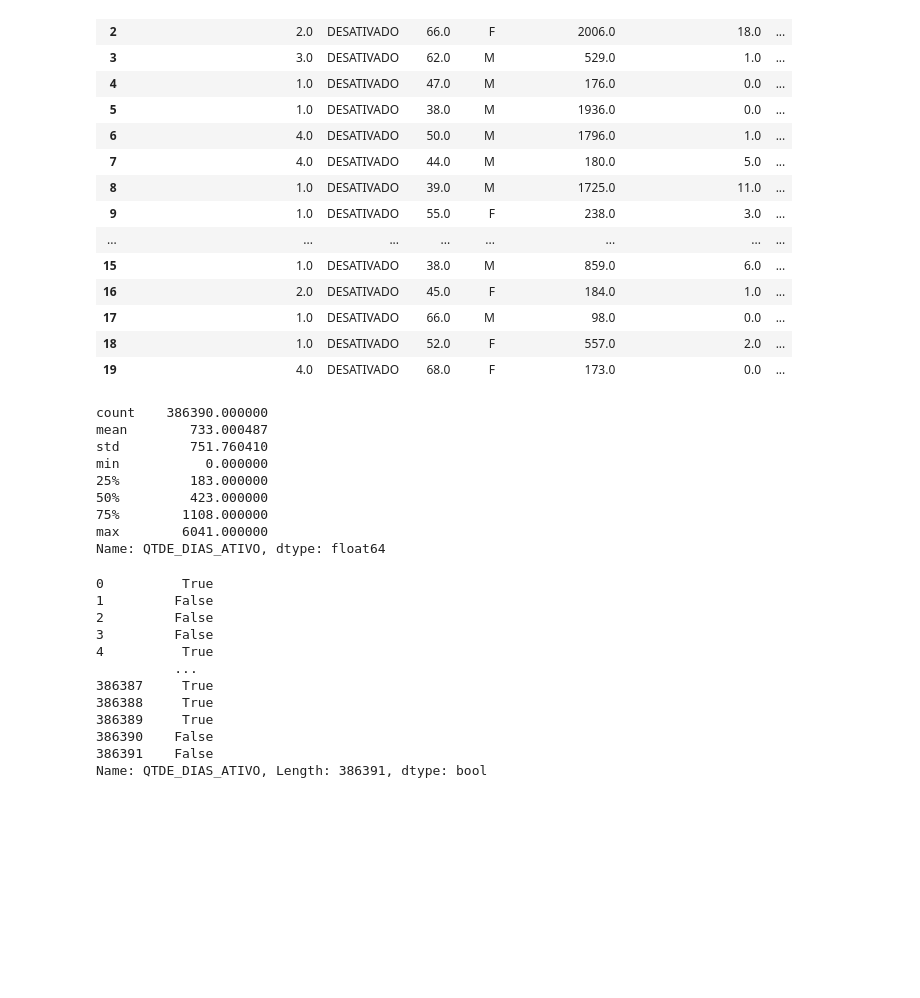
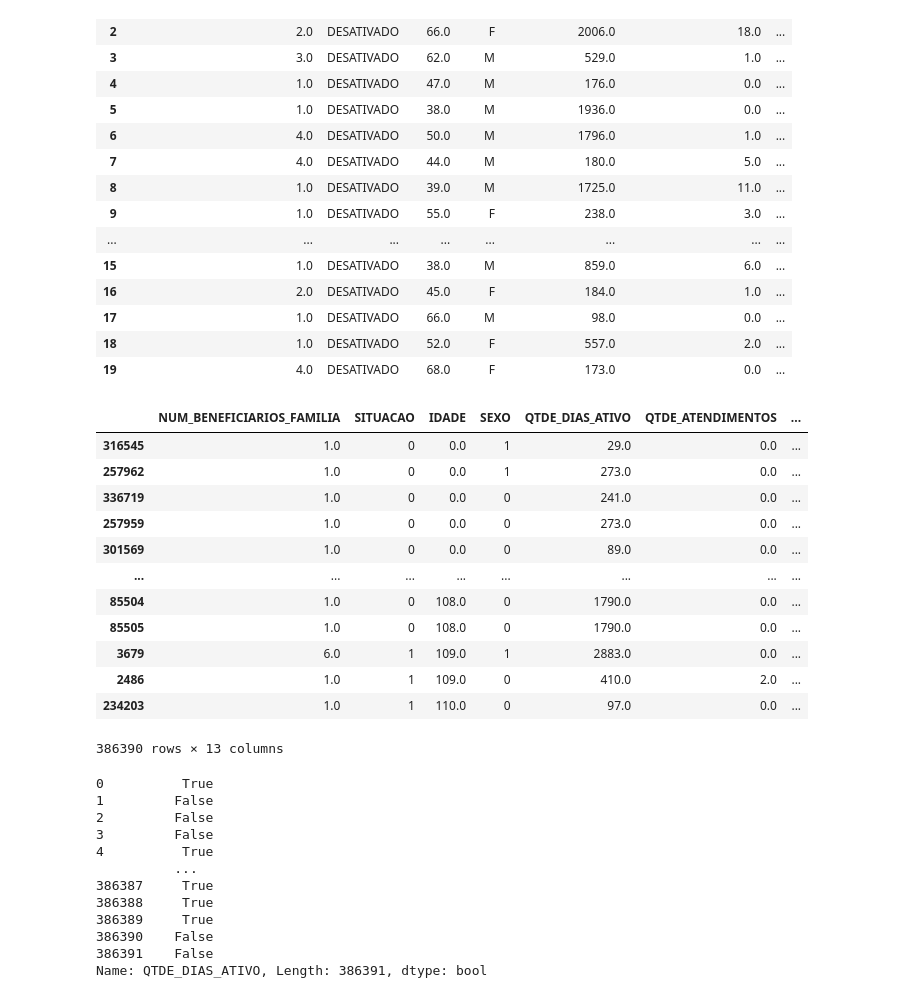
Before and after one commit to Lanjkn/Projeto1_WISE, a Jupyter notebook: Jupyter Notebooks/RFC.ipynb, the cells around one changed output. Drawn from its saved outputs; the diff is of its cells as text; code cells hidden in the pictures; blank space fills up the shorter version.

```diff
--- a/Jupyter Notebooks/RFC.ipynb
+++ b/Jupyter Notebooks/RFC.ipynb
@@ -35,18 +35,22 @@ dict_replace = {
 }
 data.replace(dict_replace, inplace=True)
 data.drop(labels=182212, axis=0, inplace=True)
-# %%
-data.QTDE_DIAS_ATIVO.describe()
-# %% [output]
-count    386390.000000
-mean        733.000487
-std         751.760410
-min           0.000000
-25%         183.000000
-50%         423.000000
-75%        1108.000000
-max        6041.000000
-Name: QTDE_DIAS_ATIVO, dtype: float64
+# %%
+data.sort_values(by='IDADE')
+# %% [output]
+|  | NUM_BENEFICIARIOS_FAMILIA | SITUACAO | IDADE | SEXO | QTDE_DIAS_ATIVO | QTDE_ATENDIMENTOS | ... |
+| 316545 | 1.0 | 0 | 0.0 | 1 | 29.0 | 0.0 | ... |
+| 257962 | 1.0 | 0 | 0.0 | 1 | 273.0 | 0.0 | ... |
+| 336719 | 1.0 | 0 | 0.0 | 0 | 241.0 | 0.0 | ... |
+| 257959 | 1.0 | 0 | 0.0 | 0 | 273.0 | 0.0 | ... |
+| 301569 | 1.0 | 0 | 0.0 | 0 | 89.0 | 0.0 | ... |
+| ... | ... | ... | ... | ... | ... | ... | ... |
+| 85504 | 1.0 | 0 | 108.0 | 0 | 1790.0 | 0.0 | ... |
+| 85505 | 1.0 | 0 | 108.0 | 0 | 1790.0 | 0.0 | ... |
+| 3679 | 6.0 | 1 | 109.0 | 1 | 2883.0 | 0.0 | ... |
+| 2486 | 1.0 | 1 | 109.0 | 0 | 410.0 | 2.0 | ... |
+| 234203 | 1.0 | 1 | 110.0 | 0 | 97.0 | 0.0 | ... |
+386390 rows × 13 columns
 # %%
 QTDE_DIAS_ATIVO_MENOR_QUE_365 = data['QTDE_DIAS_ATIVO'].loc[data['QTDE_DIAS_ATIVO'] < 365]
 data['QTDE_DIAS_ATIVO'] < 365
```
Also changed, not shown: 3 other files.
